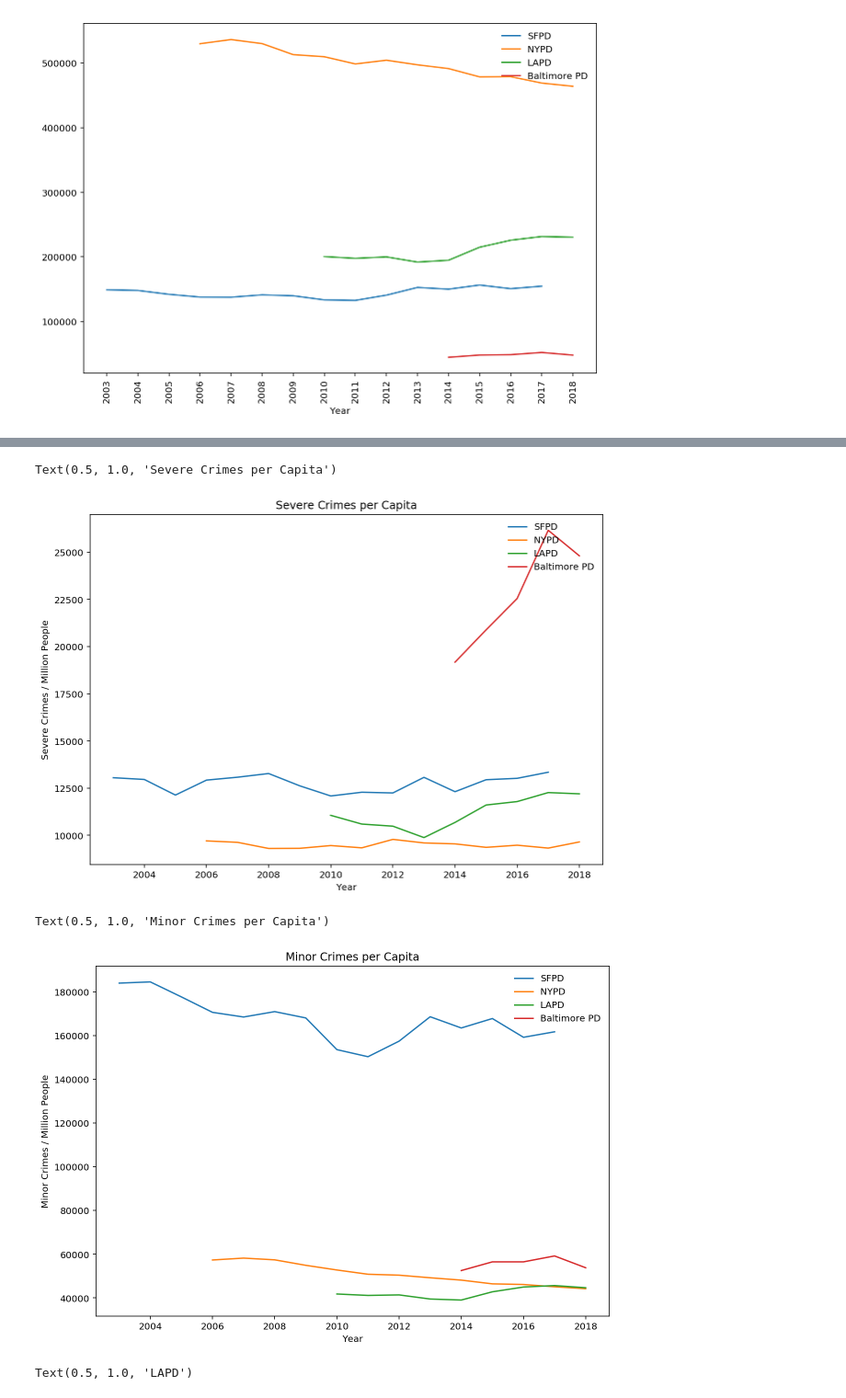
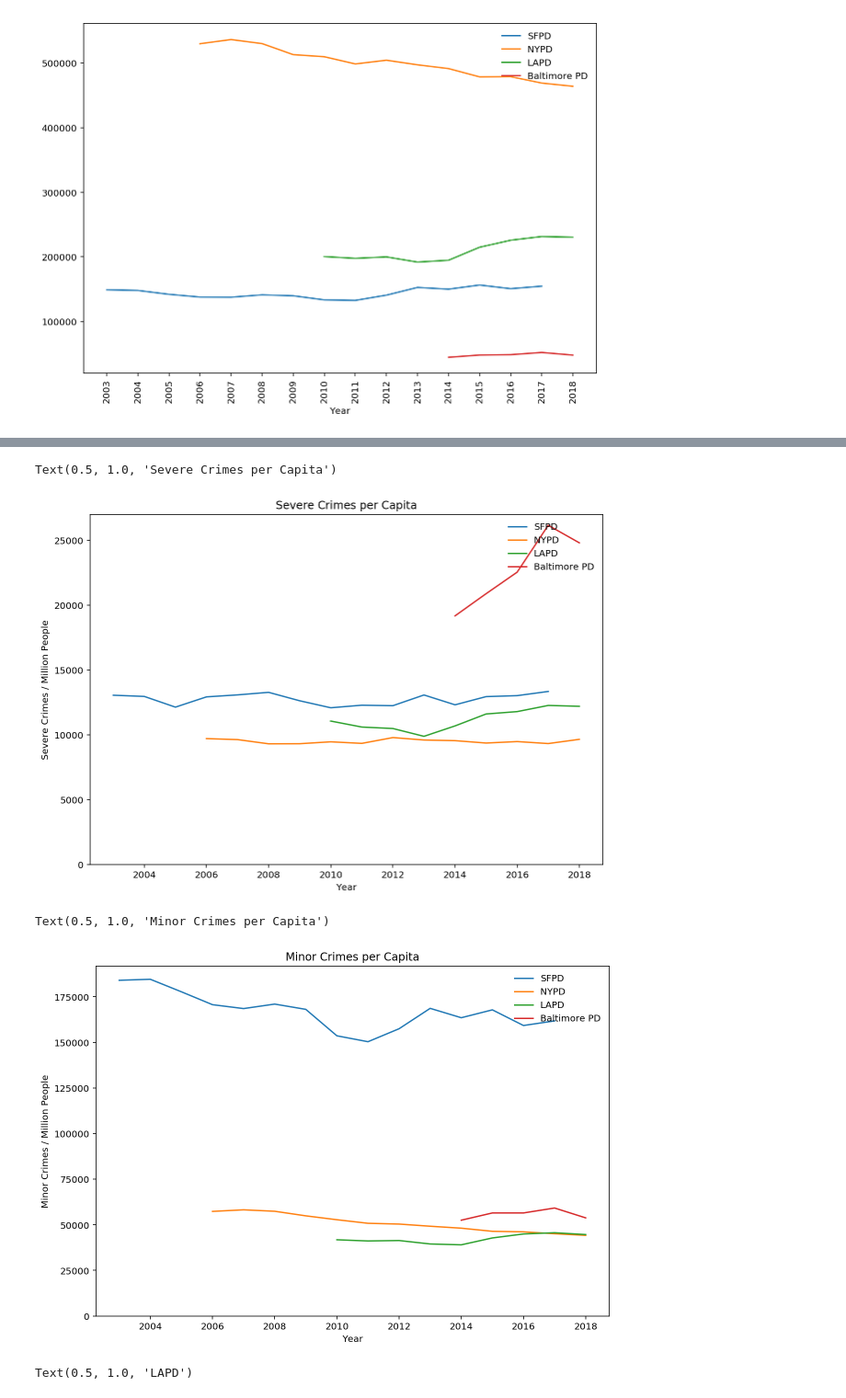
Before and after one commit to cho244/PoliceReports, a Jupyter notebook: Clearning.ipynb, the cells around one changed output, grey strips where cells are left out. Shown at 92% size. Saved outputs shown, nothing was run; the diff lists cells and outputs as text; code cells hidden in the pictures.

```diff
--- a/Clearning.ipynb
+++ b/Clearning.ipynb
@@ -222,25 +224,27 @@ plt.legend(loc='upper right', frameon=False)
 #plt.xticks(rotation='vertical')
 plt.xlabel('Year')
 plt.ylabel('Severe Crimes / Million People')
+plt.ylim(0)
 plt.title('Severe Crimes per Capita')
 # %% [output]
 Text(0.5, 1.0, 'Severe Crimes per Capita')
-[figure, old version]
+[figure, new version]
 # %%
 plt.figure(figsize = (10,7))
 plt.plot(sf_pop['Year'],sf_pop['Normalized_lesser'], label = 'SFPD')
 plt.plot(ny_pop['Year'],ny_pop['Normalized_lesser'], label = 'NYPD')
 plt.plot(la_pop['Year'],la_pop['Normalized_lesser'], label = 'LAPD')
 plt.plot(balt_pop['Year'],balt_pop['Normalized_lesser'], label = 'Baltimore PD')
 plt.legend(loc='upper right', frameon=False)
 
 #plt.xticks(rotation='vertical')
 plt.xlabel('Year')
 plt.ylabel('Minor Crimes / Million People')
+plt.ylim(0)
 plt.title('Minor Crimes per Capita')
 # %% [output]
 Text(0.5, 1.0, 'Minor Crimes per Capita')
-[figure, old version]
+[figure, new version]
 # %%
 shorten_nypd=nypd[['month','year','severe']]
 # %%
```
Also changed, not shown: parts of 11 cells of this notebook.
